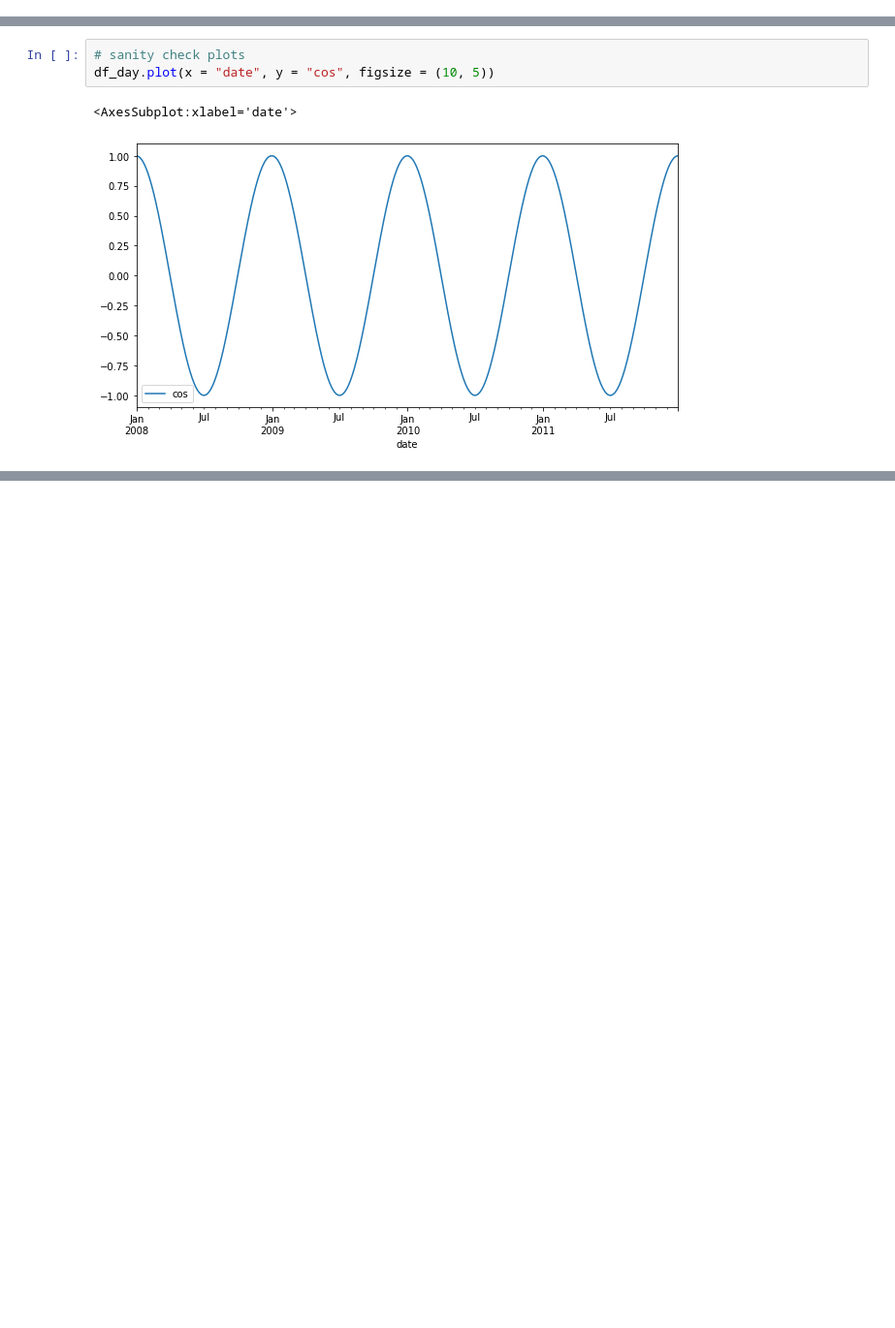
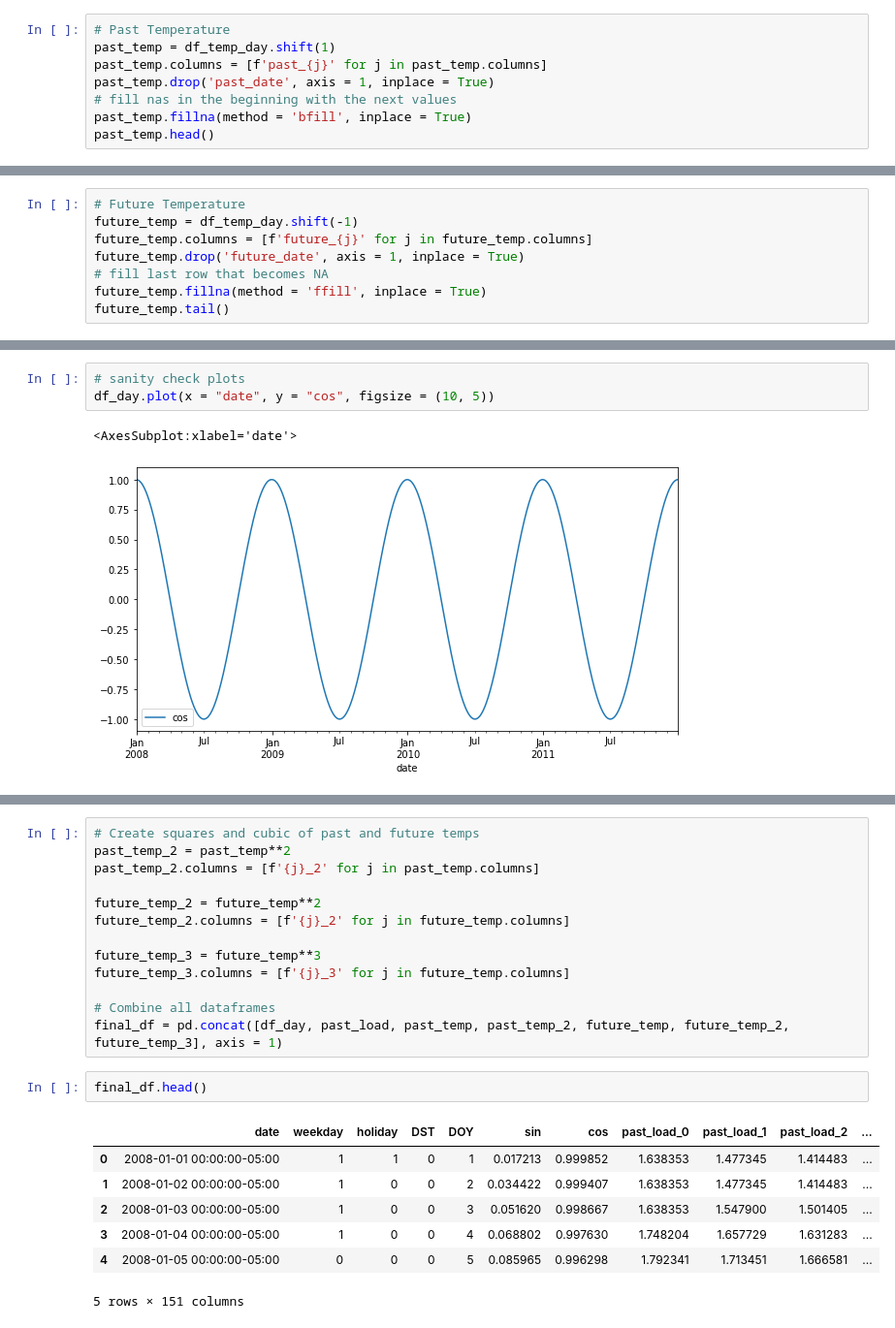
Before and after one commit to mianakajima/e2e-model-learning, a Jupyter notebook: notebooks/01_data_exploration.ipynb, the cells around one changed output, grey strips where cells are left out. Shown at 97% size. Saved outputs shown, nothing was run; the diff lists cells and outputs as text; blank space fills up the shorter version.

```diff
--- a/notebooks/01_data_exploration.ipynb
+++ b/notebooks/01_data_exploration.ipynb
@@ -171,0 +208,8 @@ df_day.head()
+# %%
+# Past Temperature
+past_temp = df_temp_day.shift(1)
+past_temp.columns = [f'past_{j}' for j in past_temp.columns]
+past_temp.drop('past_date', axis = 1, inplace = True)
+# fill nas in the beginning with the next values
+past_temp.fillna(method = 'bfill', inplace = True)
+past_temp.head()
@@ -171,0 +224,8 @@ df_day.head()
+# %%
+# Future Temperature
+future_temp = df_temp_day.shift(-1)
+future_temp.columns = [f'future_{j}' for j in future_temp.columns]
+future_temp.drop('future_date', axis = 1, inplace = True)
+# fill last row that becomes NA
+future_temp.fillna(method = 'ffill', inplace = True)
+future_temp.tail()
@@ -238,0 +316,23 @@ df_day.head()
+# %%
+# Create squares and cubic of past and future temps
+past_temp_2 = past_temp**2
+past_temp_2.columns = [f'{j}_2' for j in past_temp.columns]
+
+future_temp_2 = future_temp**2
+future_temp_2.columns = [f'{j}_2' for j in future_temp.columns]
+
+future_temp_3 = future_temp**3
+future_temp_3.columns = [f'{j}_3' for j in future_temp.columns]
+
+# Combine all dataframes
+final_df = pd.concat([df_day, past_load, past_temp, past_temp_2, future_temp, future_temp_2, future_temp_3], axis = 1)
+# %%
+final_df.head()
+# %% [output]
+|  | date | weekday | holiday | DST | DOY | sin | cos | past_load_0 | past_load_1 | past_load_2 | ... |
+| 0 | 2008-01-01 00:00:00-05:00 | 1 | 1 | 0 | 1 | 0.017213 | 0.999852 | 1.638353 | 1.477345 | 1.414483 | ... |
+| 1 | 2008-01-02 00:00:00-05:00 | 1 | 0 | 0 | 2 | 0.034422 | 0.999407 | 1.638353 | 1.477345 | 1.414483 | ... |
+| 2 | 2008-01-03 00:00:00-05:00 | 1 | 0 | 0 | 3 | 0.051620 | 0.998667 | 1.638353 | 1.547900 | 1.501405 | ... |
+| 3 | 2008-01-04 00:00:00-05:00 | 1 | 0 | 0 | 4 | 0.068802 | 0.997630 | 1.748204 | 1.657729 | 1.631283 | ... |
+| 4 | 2008-01-05 00:00:00-05:00 | 0 | 0 | 0 | 5 | 0.085965 | 0.996298 | 1.792341 | 1.713451 | 1.666581 | ... |
+5 rows × 151 columns
```
Also changed, not shown: parts of 13 cells of this notebook.
